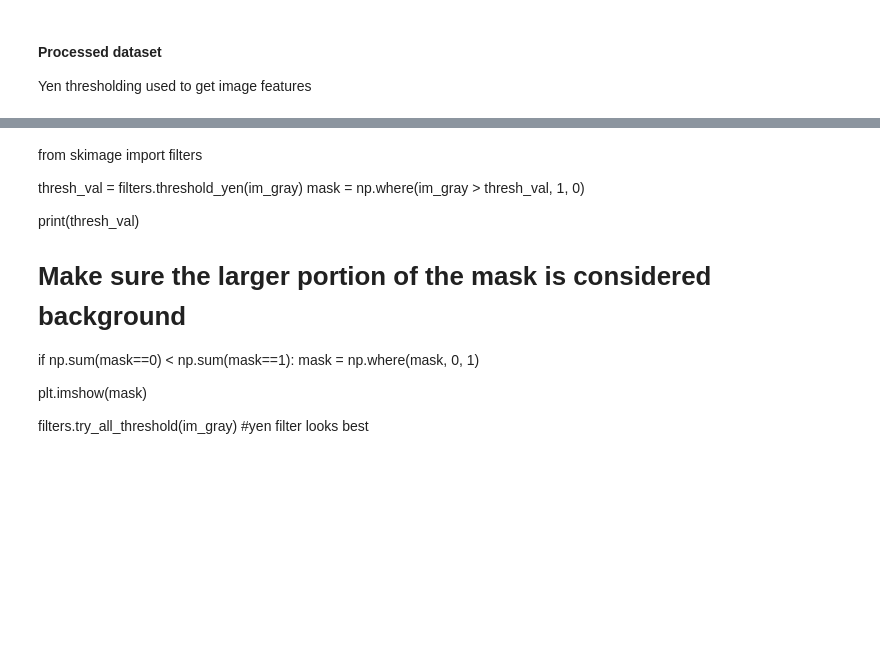
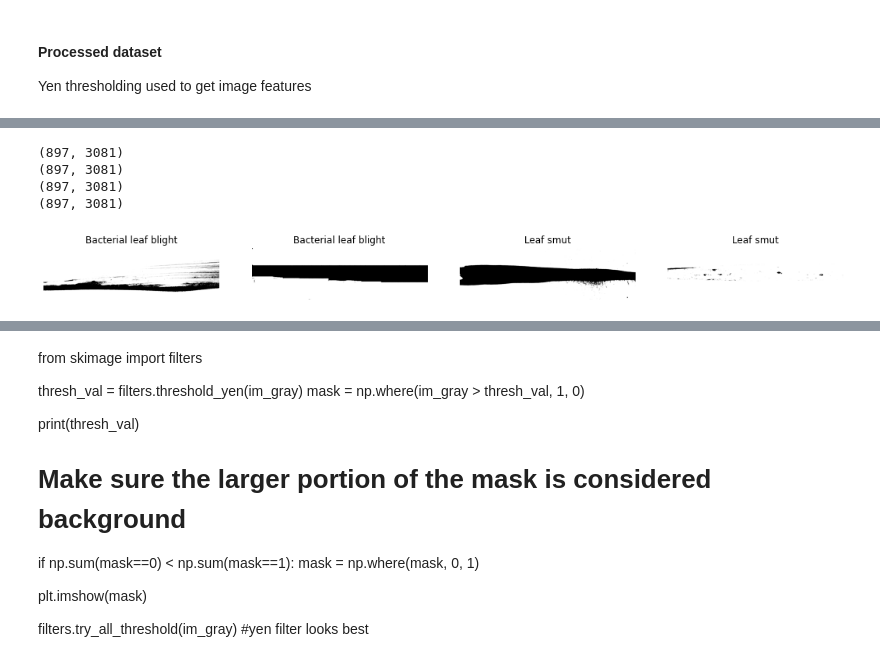
Before and after one commit to JmePRE/disChord, a Jupyter notebook: Assignment 3/Assignment_3.ipynb, the cells around one changed output, grey strips where cells are left out. Cells and saved outputs as stored; diff of their text form; code cells hidden in the pictures; blank space fills up the shorter version.

```diff
--- a/Assignment 3/Assignment_3.ipynb
+++ b/Assignment 3/Assignment_3.ipynb
@@ -222,0 +277,16 @@ Yen thresholding used to get image features
+# %%
+def oned(img):
+    imgg = rgb2gray(img)
+
+    thresh_val = filters.threshold_yen(imgg)
+    mask = np.where(imgg > thresh_val, 1, 0)
+    #print(thresh_val)
+
+    # Make sure the larger portion of the mask is considered background
+    if np.sum(mask==0) < np.sum(mask==1):
+        mask = np.where(mask, 0, 1)
+
+    return mask
+
+for i in range(len(X_train)):
+    X_train[i] = oned(X_train[i])
@@ -222,0 +311,21 @@ Yen thresholding used to get image features
+# %%
+fig, axes = plt.subplots(1, 4)
+fig.set_size_inches(15,4)
+fig.tight_layout()
+
+for i in range(4):
+    axes[i].axis('off')
+    #axes[i].imshow(X_train[i])
+
+    X_train[i] = rgb2gray(X_train[i])
+    print(X_train[i].shape)
+    axes[i].imshow(X_train[i], cmap='Greys')
+    axes[i].set_title(y_train[i])
+
+#is still broken but whatever
+# %% [output]
+(897, 3081)
+(897, 3081)
+(897, 3081)
+(897, 3081)
+[figure, added]
```
Also changed, not shown: parts of 32 cells of this notebook.
